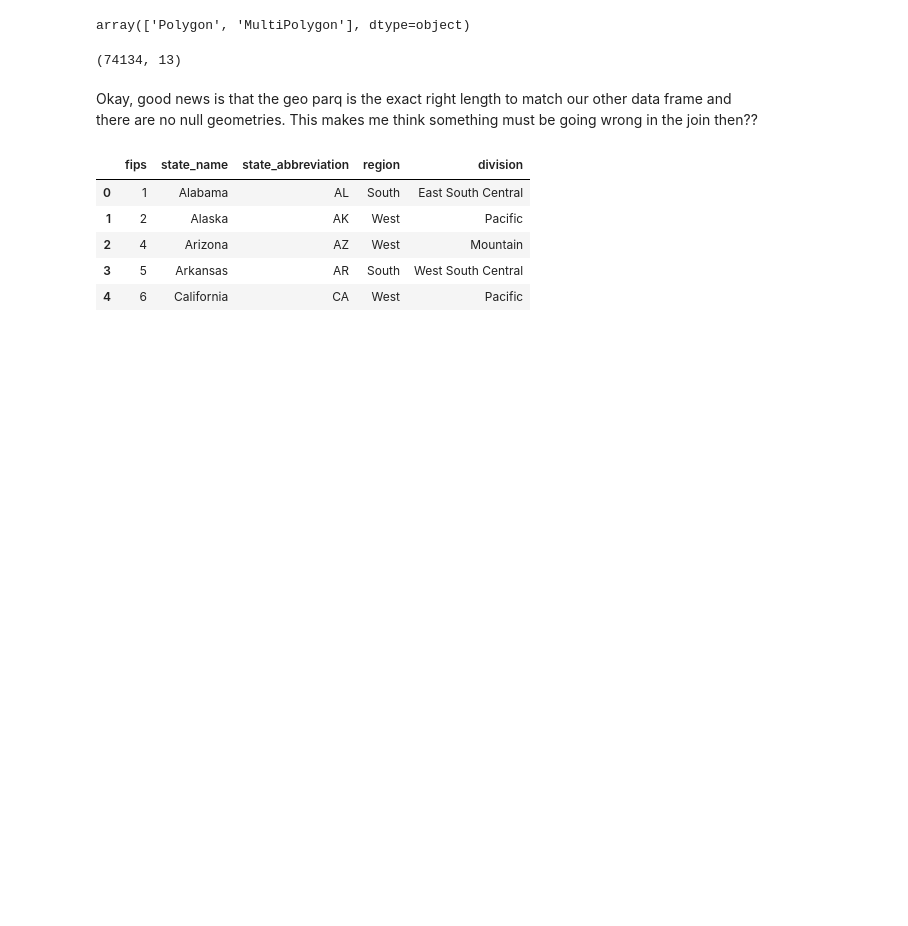
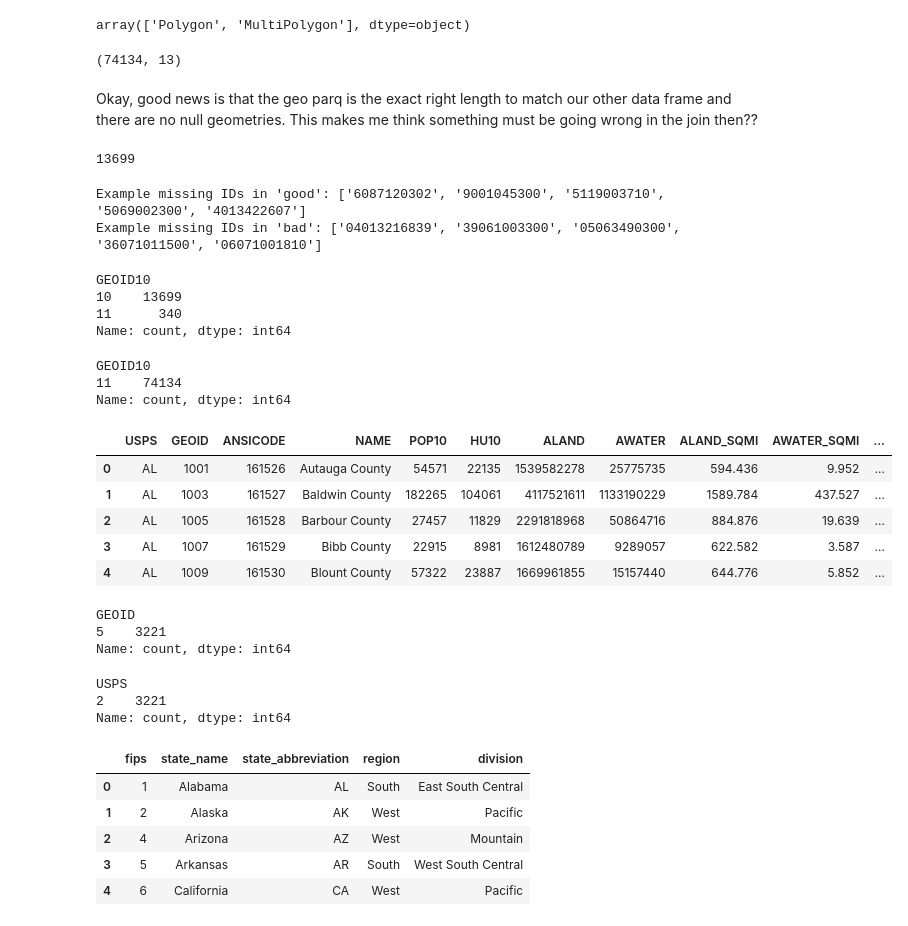
Before and after one commit to Justice40-MEDS/data-exploration, a Jupyter notebook: docs/dataahhhh.ipynb, the cells around one changed output. Cells and saved outputs as stored; diff of their text form; code cells hidden in the pictures; blank space fills up the shorter version.

Commit message:
Testing for missing geos - fixed

```diff
--- a/docs/dataahhhh.ipynb
+++ b/docs/dataahhhh.ipynb
@@ -35,0 +38,8 @@ tile_usa = pd.read_csv(os.path.join(score_dir, 'csv', 'tiles', 'usa.csv'))
+# %%
+# Static data that was on my computer after running the pipeline once
+geo_parq = gpd.read_parquet(os.path.join(data_dir, 'census', 'geojson', 'us_geo.parquet'))
+fips= pd.read_csv(os.path.join(data_dir, 'census', 'csv', 'fips_states_2010.csv'), dtype={"fips": "string", "state_abbreviation": "string"})
+gaz = pd.read_csv(os.path.join(data_dir, 'census', 'csv', 'Gaz_counties_national.txt'), sep='\t', encoding='latin1', dtype={
+                "GEOID": "string",
+                "USPS": "string",
+            })
@@ -161,3 +120,54 @@ Okay, good news is that the geo parq is the exact right length to match our othe
+# %%
+bad_ids = set(null_small['GEOID10'])  # or whatever your unique ID is
+good_ids = set(geo_parq['GEOID10'])
+
+missing_in_good = bad_ids - good_ids
+len(missing_in_good)
+# %% [output]
+13699
+# %%
+only_in_bad = bad_ids - good_ids
+only_in_good = good_ids - bad_ids
+
+print("Example missing IDs in 'good':", list(only_in_bad)[:5])
+print("Example missing IDs in 'bad':", list(only_in_good)[:5])
+# %% [output]
+Example missing IDs in 'good': ['6087120302', '9001045300', '5119003710', '5069002300', '4013422607']
+Example missing IDs in 'bad': ['04013216839', '39061003300', '05063490300', '36071011500', '06071001810']
+# %%
+null_small['GEOID10'].apply(len).value_counts()
+# %% [output]
+GEOID10
+10    13699
+11      340
+Name: count, dtype: int64
+# %%
+geo_parq['GEOID10'].apply(len).value_counts()
+# %% [output]
+GEOID10
+11    74134
+Name: count, dtype: int64
+# %%
+gaz.head()
+# %% [output]
+|  | USPS | GEOID | ANSICODE | NAME | POP10 | HU10 | ALAND | AWATER | ALAND_SQMI | AWATER_SQMI | ... |
+| 0 | AL | 1001 | 161526 | Autauga County | 54571 | 22135 | 1539582278 | 25775735 | 594.436 | 9.952 | ... |
+| 1 | AL | 1003 | 161527 | Baldwin County | 182265 | 104061 | 4117521611 | 1133190229 | 1589.784 | 437.527 | ... |
+| 2 | AL | 1005 | 161528 | Barbour County | 27457 | 11829 | 2291818968 | 50864716 | 884.876 | 19.639 | ... |
+| 3 | AL | 1007 | 161529 | Bibb County | 22915 | 8981 | 1612480789 | 9289057 | 622.582 | 3.587 | ... |
+| 4 | AL | 1009 | 161530 | Blount County | 57322 | 23887 | 1669961855 | 15157440 | 644.776 | 5.852 | ... |
+# %%
+gaz['GEOID'].astype('str').apply(len).value_counts()
+# %% [output]
+GEOID
+5    3221
+Name: count, dtype: int64
+# %%
+gaz['USPS'].astype('str').apply(len).value_counts()
+# %% [output]
+USPS
+2    3221
+Name: count, dtype: int64
 # %%
 fips.head()
 # %% [output]
```
Also changed, not shown: parts of 44 cells of this notebook.
